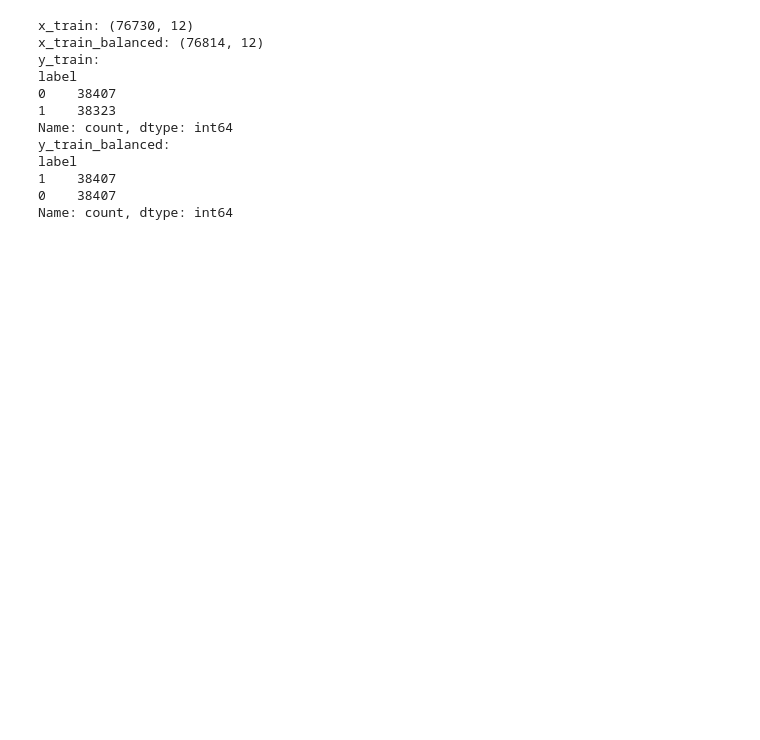
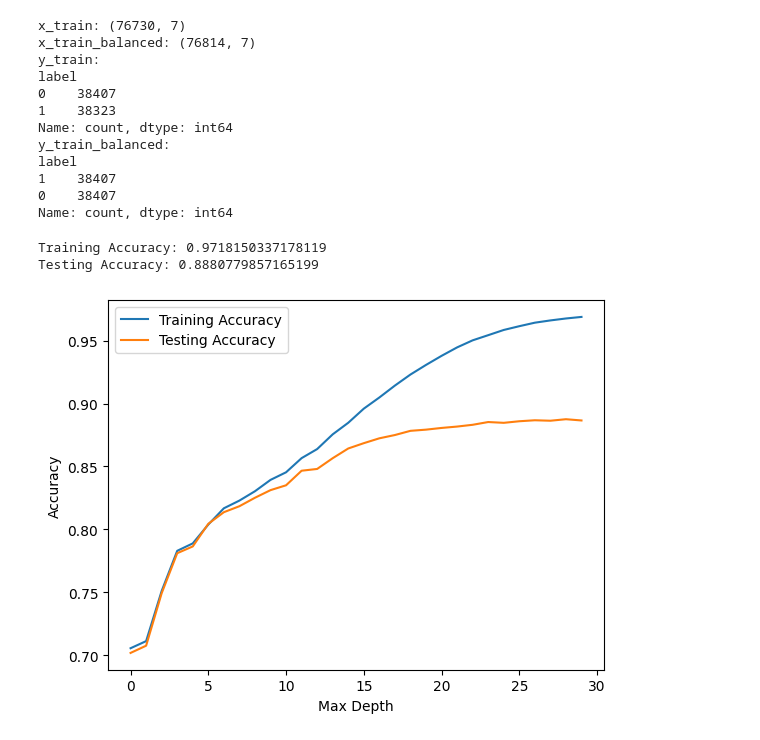
Before and after one commit to elaheyaghoubi/Data-Mining-Using-Decision-Tree, a Jupyter notebook: main.ipynb, the cells around one changed output. Saved outputs shown, nothing was run; the diff lists cells and outputs as text; code cells hidden in the pictures; blank space fills up the shorter version.

```diff
--- a/main.ipynb
+++ b/main.ipynb
@@ -54,0 +37,8 @@ x_train, x_test, y_train, y_test = train_test_split(
+# %%
+pandas_data_frame = pandas_data_frame.dropna(subset=['label'])
+pandas_data_frame = pandas_data_frame[pandas_data_frame['label'].isin([0, 1])]
+pandas_data_frame['label'] = pandas_data_frame['label'].astype(int)
+
+x = pandas_data_frame.drop(columns=['label', 'domain'])
+x = x.select_dtypes(include=['int', 'float'])
+y = pandas_data_frame['label']
@@ -55,8 +55,4 @@ x_train, x_test, y_train, y_test = train_test_split(
 # %%
-sm = SMOTE(random_state=42)
-x_train_balanced, y_train_balanced = sm.fit_resample(x_train, y_train)
-
-# Features and labels shapes and counts for training set
 print("\033[35mx_train:\033[0m", x_train.shape)
 print("\033[35mx_train_balanced:\033[0m", x_train_balanced.shape)
 print("\033[34my_train:\033[0m")
@@ -64,8 +60,8 @@ print(y_train.value_counts())
 print("\033[34my_train_balanced:\033[0m")
 print(y_train_balanced.value_counts())
 # %% [output]
-x_train: (76730, 12)
-x_train_balanced: (76814, 12)
+x_train: (76730, 7)
+x_train_balanced: (76814, 7)
 y_train:
 label
 0    38407
@@ -76,6 +72,44 @@ label
 1    38407
 0    38407
 Name: count, dtype: int64
-# %%
-x_train_balanced = x_train_balanced.select_dtypes(include=['int', 'float'])
-x_test = x_test[x_train_balanced.columns]
+# %%
+model = DecisionTreeClassifier(random_state=42, criterion='entropy')
+model.fit(x_train_balanced, y_train_balanced)
+
+y_train_pred = model.predict(x_train_balanced)
+y_test_pred = model.predict(x_test)
+
+train_acc = accuracy_score(y_train_balanced, y_train_pred)
+test_acc = accuracy_score(y_test, y_test_pred)
+# %%
+print("Training Accuracy:", train_acc)
+print("Testing Accuracy:", test_acc)
+# %% [output]
+Training Accuracy: 0.9718150337178119
+Testing Accuracy: 0.8880779857165199
+# %%
+train_acc_list = []
+test_acc_list = []
+
+for i in range(1, 31):
+  model = DecisionTreeClassifier(max_depth=i, random_state=42)
+  model.fit(x_train_balanced, y_train_balanced)
+
+  y_train_pred = model.predict(x_train_balanced)
+  y_test_pred = model.predict(x_test)
+
+  train_acc = accuracy_score(y_train_balanced, y_train_pred)
+  test_acc = accuracy_score(y_test, y_test_pred)
+
+  train_acc_list.append(train_acc)
+  test_acc_list.append(test_acc)
+# %%
+
+plt.plot(train_acc_list, label='Training Accuracy')
+plt.plot(test_acc_list, label='Testing Accuracy')
+plt.xlabel('Max Depth')
+plt.ylabel('Accuracy')
+plt.legend()
+plt.show()
+# %% [output]
+[figure, added]
```
Also changed, not shown: parts of 15 cells of this notebook, 1 other file.
